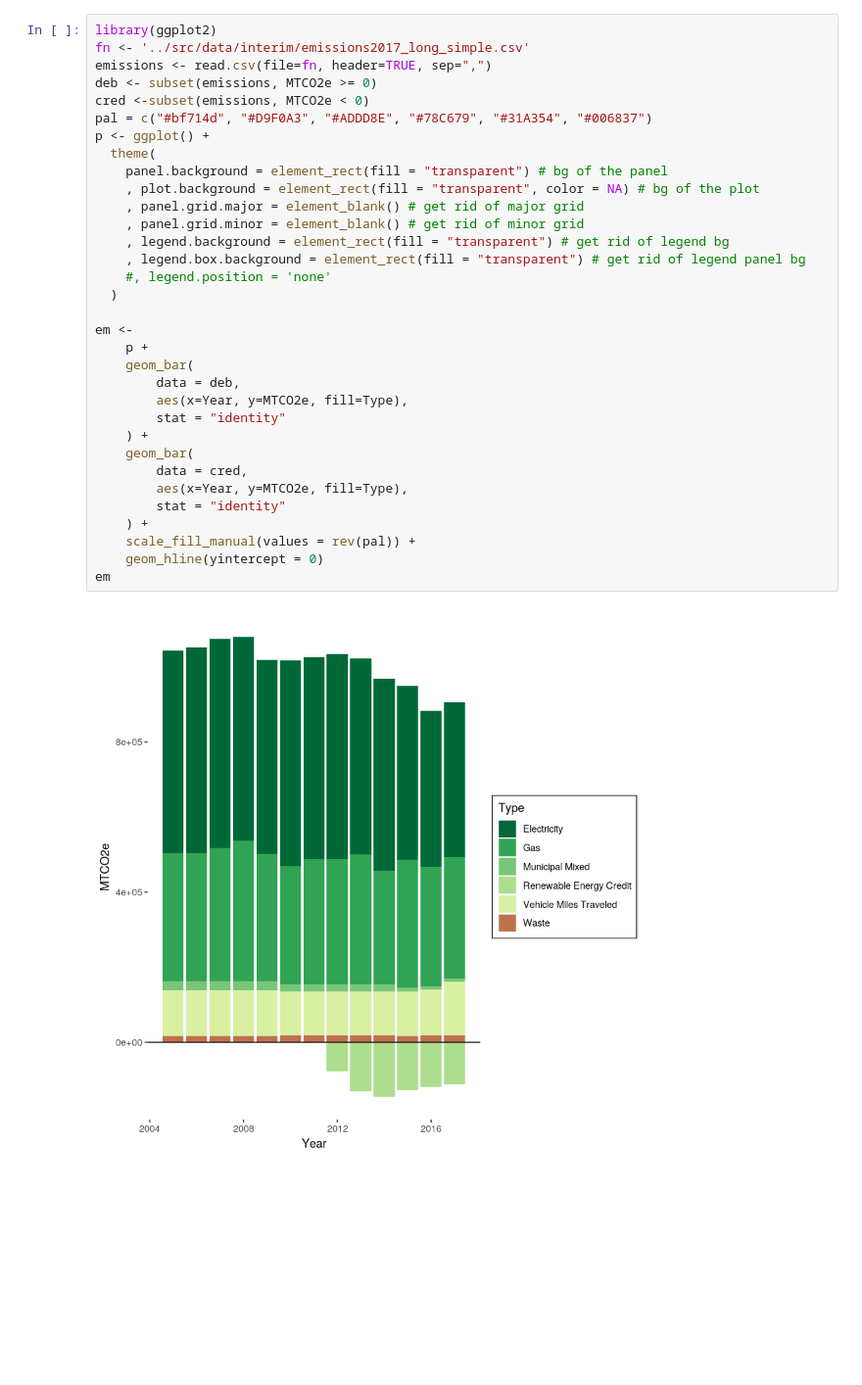
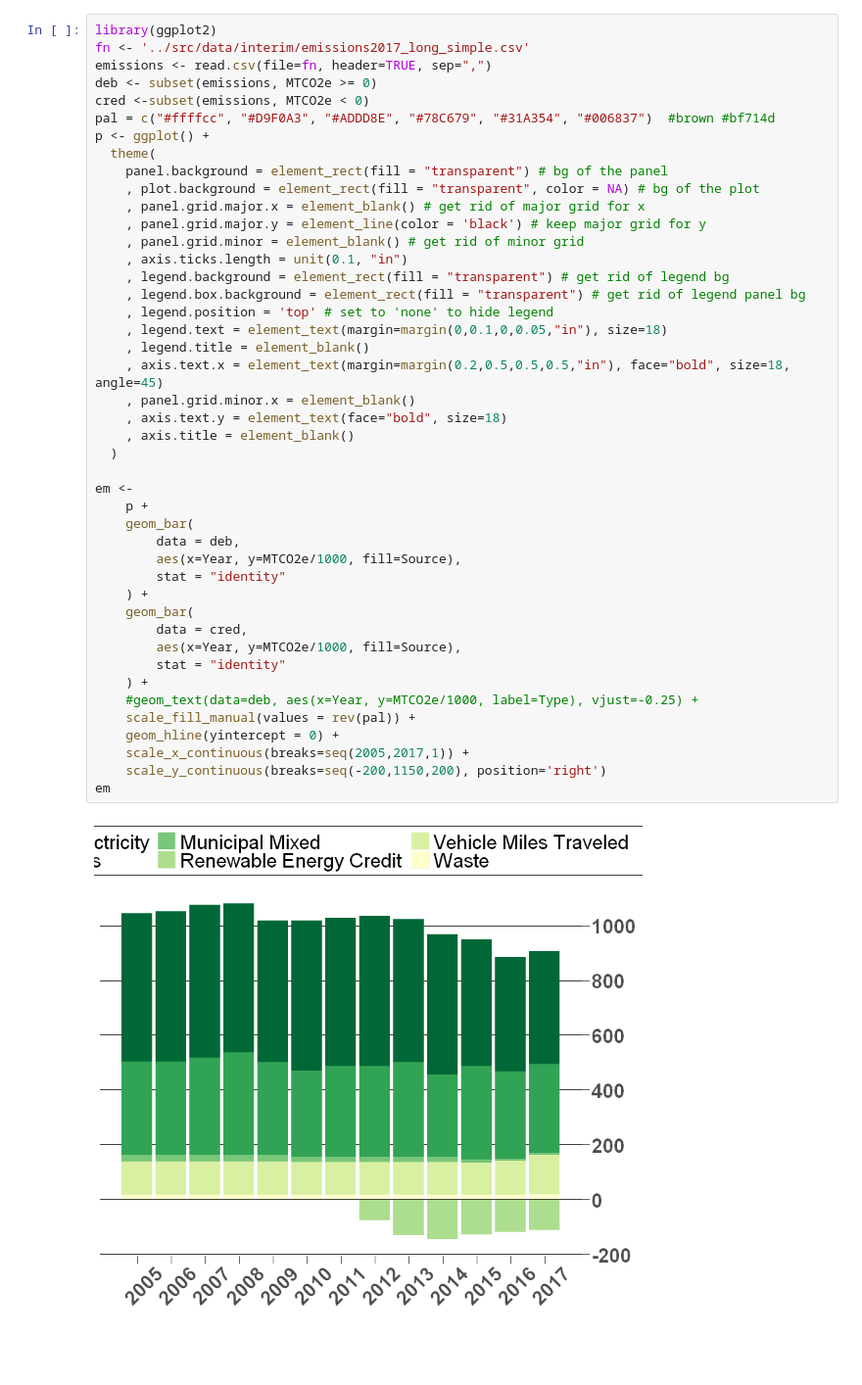
Before and after one commit to ACiDS-NU/evanston_viz_2019, a Jupyter notebook: notebooks/R_barplots.ipynb, the cells around one changed output. Shown at 98% size. Drawn from its saved outputs; the diff is of its cells as text; blank space fills up the shorter version.

```diff
--- a/notebooks/R_barplots.ipynb
+++ b/notebooks/R_barplots.ipynb
@@ -1,36 +1,47 @@
 # %%
 library(ggplot2)
 fn <- '../src/data/interim/emissions2017_long_simple.csv'
 emissions <- read.csv(file=fn, header=TRUE, sep=",")
 deb <- subset(emissions, MTCO2e >= 0)
 cred <-subset(emissions, MTCO2e < 0)
-pal = c("#bf714d", "#D9F0A3", "#ADDD8E", "#78C679", "#31A354", "#006837")
+pal = c("#ffffcc", "#D9F0A3", "#ADDD8E", "#78C679", "#31A354", "#006837")  #brown #bf714d
 p <- ggplot() +
   theme(
     panel.background = element_rect(fill = "transparent") # bg of the panel
     , plot.background = element_rect(fill = "transparent", color = NA) # bg of the plot
-    , panel.grid.major = element_blank() # get rid of major grid
+    , panel.grid.major.x = element_blank() # get rid of major grid for x
+    , panel.grid.major.y = element_line(color = 'black') # keep major grid for y
     , panel.grid.minor = element_blank() # get rid of minor grid
+    , axis.ticks.length = unit(0.1, "in")
     , legend.background = element_rect(fill = "transparent") # get rid of legend bg
     , legend.box.background = element_rect(fill = "transparent") # get rid of legend panel bg
-    #, legend.position = 'none'
+    , legend.position = 'top' # set to 'none' to hide legend
+    , legend.text = element_text(margin=margin(0,0.1,0,0.05,"in"), size=18)
+    , legend.title = element_blank()
+    , axis.text.x = element_text(margin=margin(0.2,0.5,0.5,0.5,"in"), face="bold", size=18, angle=45)
+    , panel.grid.minor.x = element_blank()
+    , axis.text.y = element_text(face="bold", size=18)
+    , axis.title = element_blank()
   )
 
 em <-
     p +
     geom_bar(
         data = deb,
-        aes(x=Year, y=MTCO2e, fill=Type),
+        aes(x=Year, y=MTCO2e/1000, fill=Source),
         stat = "identity"
     ) +
     geom_bar(
         data = cred,
-        aes(x=Year, y=MTCO2e, fill=Type),
+        aes(x=Year, y=MTCO2e/1000, fill=Source),
         stat = "identity"
     ) +
+    #geom_text(data=deb, aes(x=Year, y=MTCO2e/1000, label=Type), vjust=-0.25) +
     scale_fill_manual(values = rev(pal)) +
-    geom_hline(yintercept = 0)
+    geom_hline(yintercept = 0) +
+    scale_x_continuous(breaks=seq(2005,2017,1)) +
+    scale_y_continuous(breaks=seq(-200,1150,200), position='right')
 em
 # %% [output]
-[figure, old version]
+[figure, new version]
 # %%
```
Also changed, not shown: parts of 3 cells of this notebook, 23 other files.
